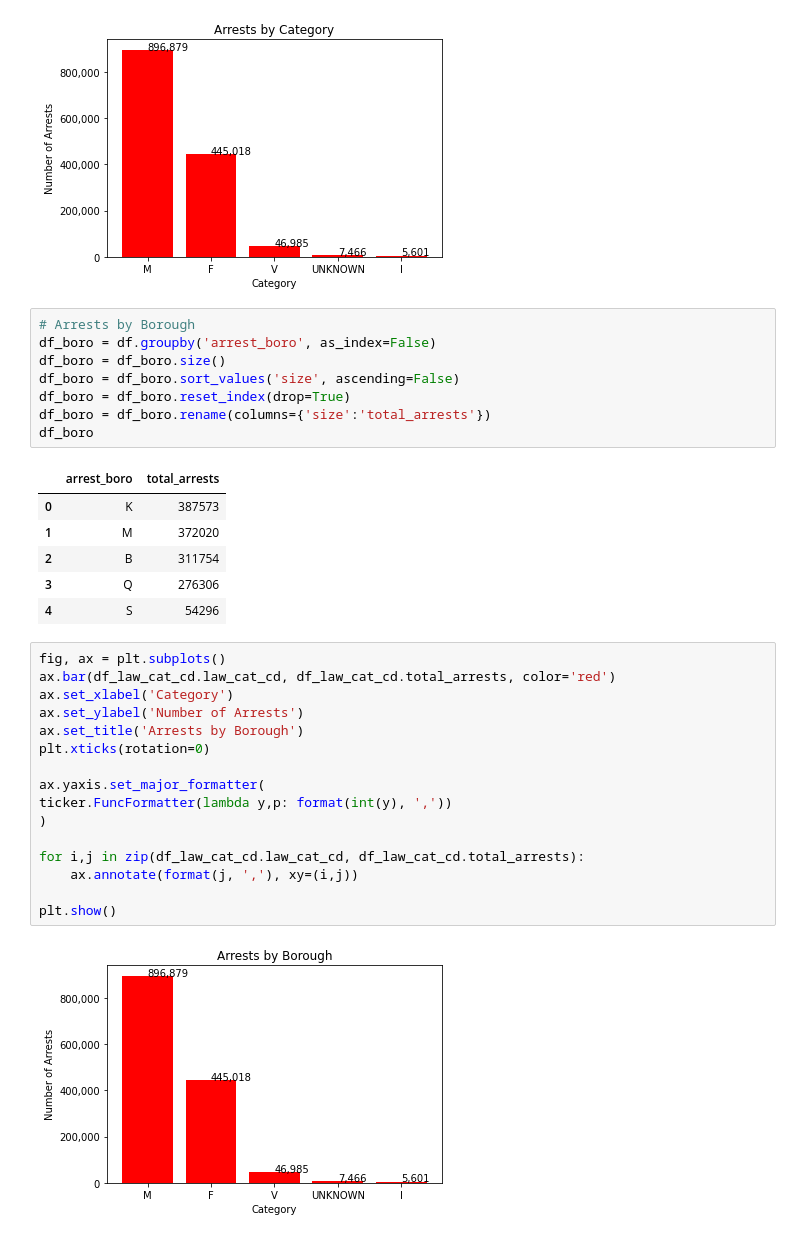
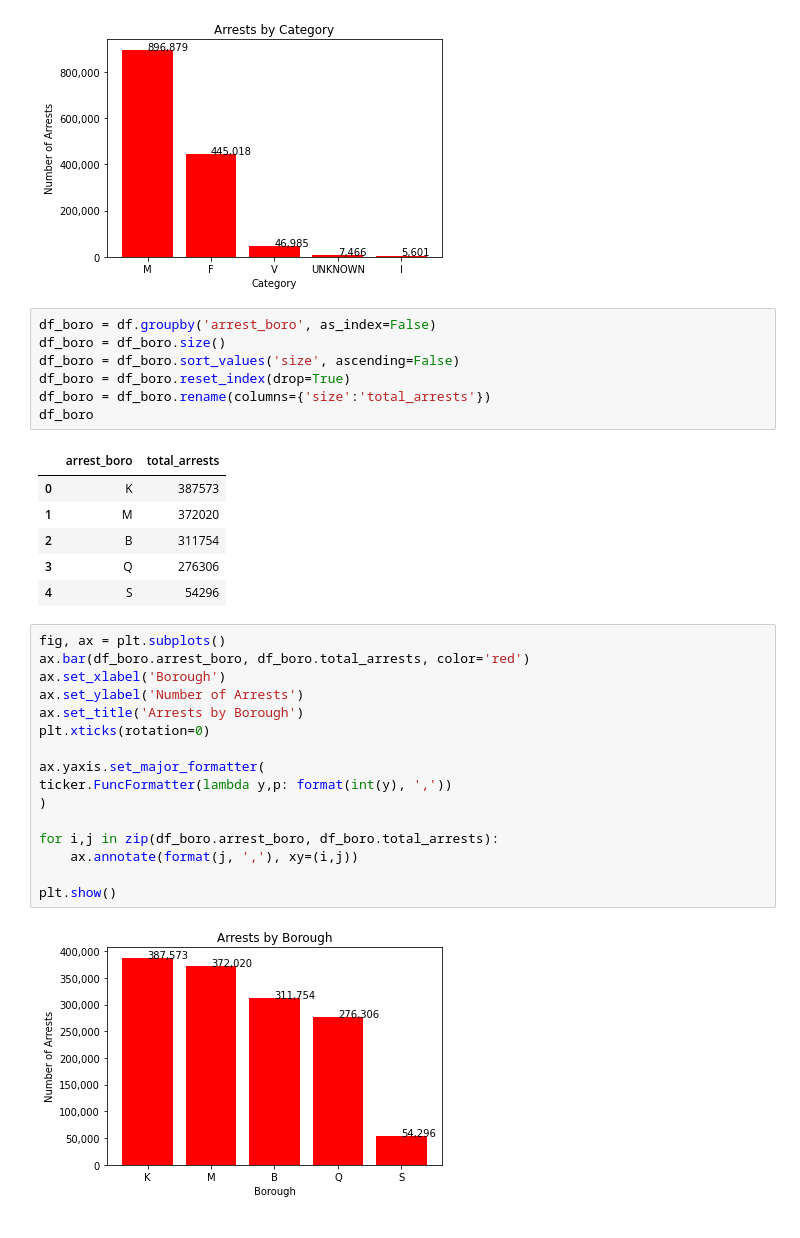
Before and after one commit to AmitSamra/NYC_Crime, a Jupyter notebook: nyc_crime_python.ipynb, the cells around one changed output. Cells and saved outputs as stored; diff of their text form.

```diff
--- a/nyc_crime_python.ipynb
+++ b/nyc_crime_python.ipynb
@@ -651,7 +651,6 @@ plt.show()
 # %% [output]
 [figure]
 # %%
-# Arrests by Borough
 df_boro = df.groupby('arrest_boro', as_index=False)
 df_boro = df_boro.size()
 df_boro = df_boro.sort_values('size', ascending=False)
@@ -667,19 +666,19 @@ df_boro
 | 4 | S | 54296 |
 # %%
 fig, ax = plt.subplots()
-ax.bar(df_law_cat_cd.law_cat_cd, df_law_cat_cd.total_arrests, color='red')
-ax.set_xlabel('Category')
+ax.bar(df_boro.arrest_boro, df_boro.total_arrests, color='red')
+ax.set_xlabel('Borough')
 ax.set_ylabel('Number of Arrests')
 ax.set_title('Arrests by Borough')
 plt.xticks(rotation=0)
 
 ax.yaxis.set_major_formatter(
 ticker.FuncFormatter(lambda y,p: format(int(y), ','))
 )
 
-for i,j in zip(df_law_cat_cd.law_cat_cd, df_law_cat_cd.total_arrests):
+for i,j in zip(df_boro.arrest_boro, df_boro.total_arrests):
     ax.annotate(format(j, ','), xy=(i,j))
 
 plt.show()
 # %% [output]
-[figure, old version]
+[figure, new version]
```
Also changed, not shown: parts of 3 cells of this notebook.
